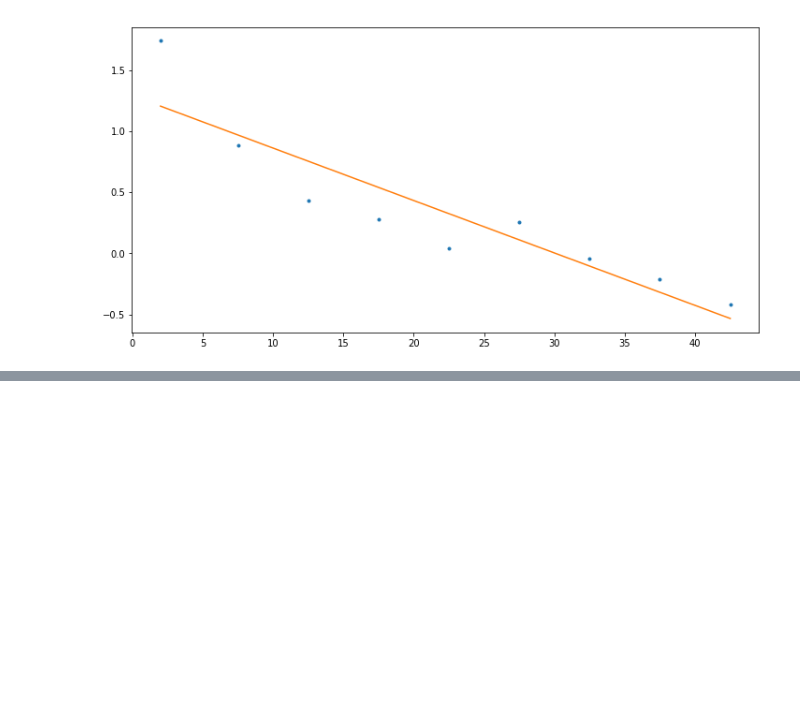
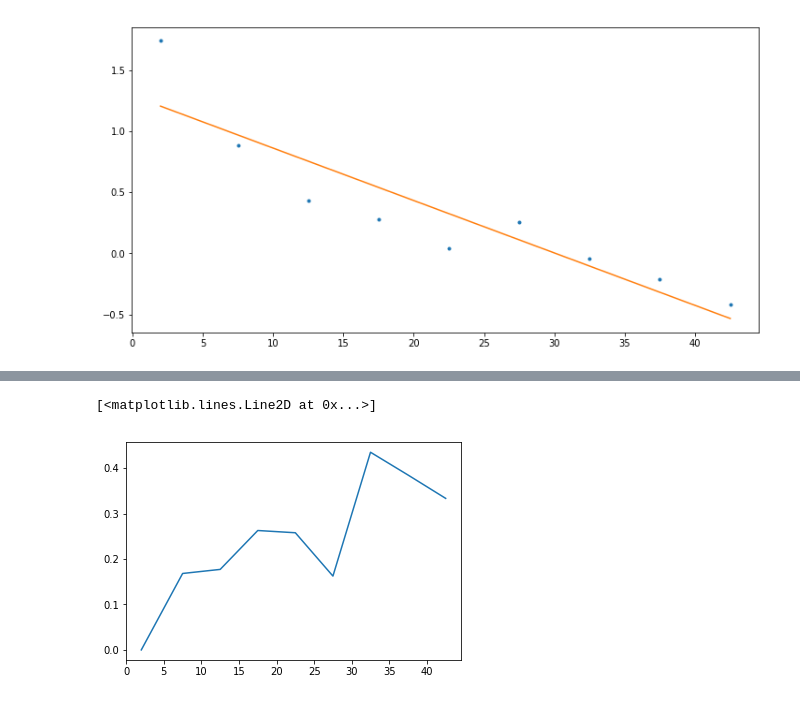
Before and after one commit to mike-jolliffe/Projects, a Jupyter notebook: PE_stats/PE_exploration.ipynb, the cells around one changed output, grey strips where cells are left out. Cells and saved outputs as stored; diff of their text form; code cells hidden in the pictures; blank space fills up the shorter version.

```diff
--- a/PE_stats/PE_exploration.ipynb
+++ b/PE_stats/PE_exploration.ipynb
@@ -168,0 +227,7 @@ plt.show()
+# %%
+pct_prob_loss = [(key, value['pct. corrs']) for key, value in correction_dict.items()]
+pct_vals = [val[1] for val in pct_prob_loss]
+plt.plot([2,7.5,12.5,17.5,22.5,27.5,32.5,37.5,42.5], pct_vals)
+# %% [output]
+[<matplotlib.lines.Line2D at 0x...>]
+[figure, added]
```
Also changed, not shown: parts of 3 cells of this notebook.
